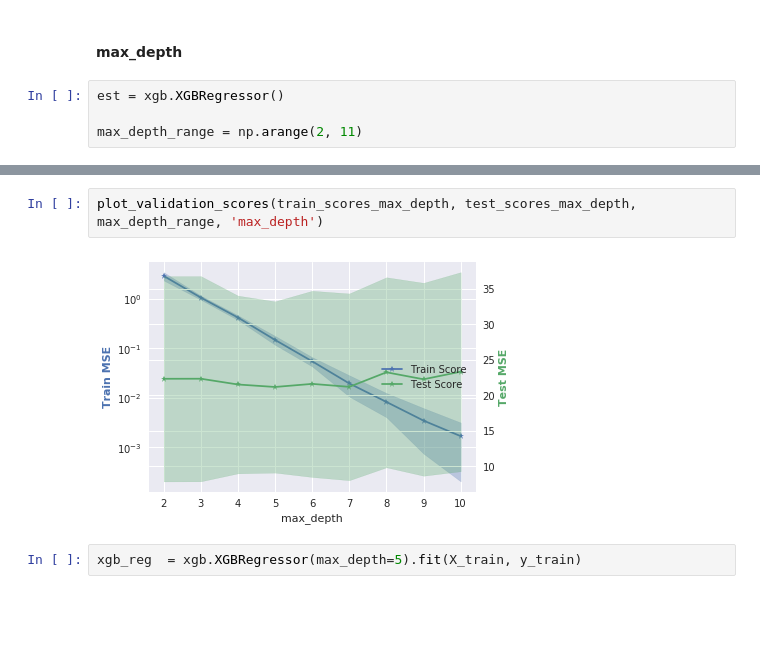
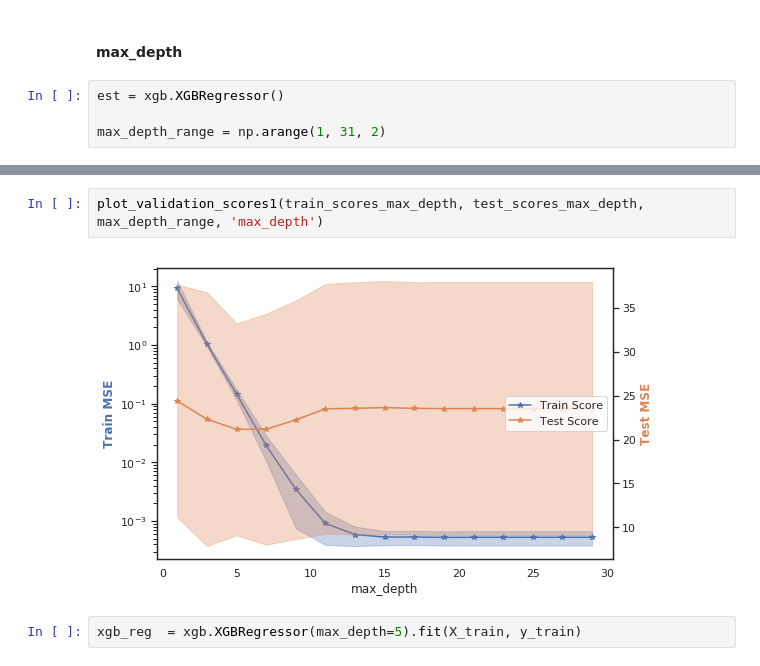
Before and after one commit to ytrushkov1/coursera_mipt_ml, a Jupyter notebook: c2_supervised_learning/w04/pa_grad_boosting.ipynb, the cells around one changed output, grey strips where cells are left out. Saved outputs shown, nothing was run; the diff lists cells and outputs as text; blank space fills up the shorter version.

```diff
--- a/c2_supervised_learning/w04/pa_grad_boosting.ipynb
+++ b/c2_supervised_learning/w04/pa_grad_boosting.ipynb
@@ -333,5 +373,5 @@ mean_squared_error(y_test, xgb_reg.predict(X_test))
 # %%
 est = xgb.XGBRegressor()
 
-max_depth_range = np.arange(2, 11)
+max_depth_range = np.arange(1, 31, 2)
 # %%
@@ -340,7 +384,7 @@ train_scores_max_depth, test_scores_max_depth = model_selection.validation_curve
 # %%
-plot_validation_scores(train_scores_max_depth, test_scores_max_depth, max_depth_range, 'max_depth')
+plot_validation_scores1(train_scores_max_depth, test_scores_max_depth, max_depth_range, 'max_depth')
 # %% [output]
-[figure, old version]
+[figure, new version]
 # %%
 xgb_reg  = xgb.XGBRegressor(max_depth=5).fit(X_train, y_train)
 # %%
```
Also changed, not shown: parts of 22 cells of this notebook, 37 other files.
